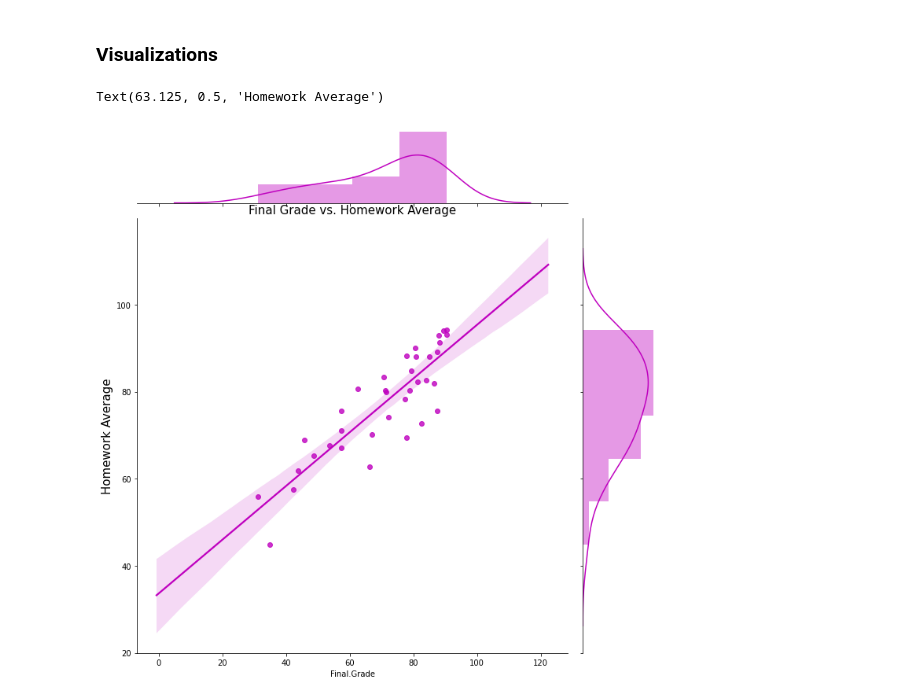
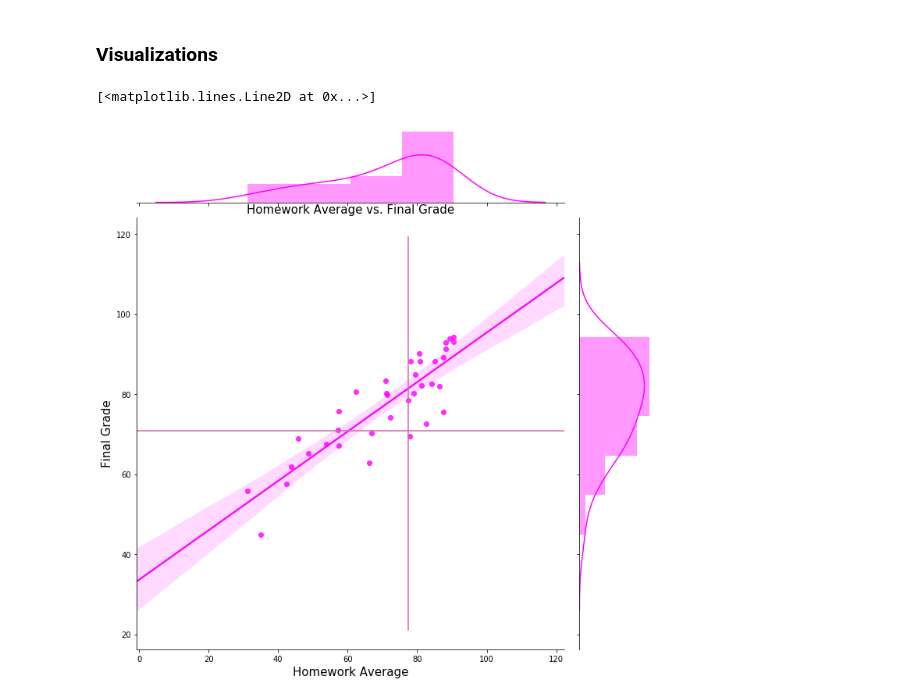
Before and after one commit to coSaari/ExplorationFinalProject, a Jupyter notebook: FinalProject-VisUpdate.ipynb, the cells around one changed output. Saved outputs shown, nothing was run; the diff lists cells and outputs as text; code cells hidden in the pictures.

```diff
--- a/FinalProject-VisUpdate.ipynb
+++ b/FinalProject-VisUpdate.ipynb
@@ -45,6 +44,11 @@ order = ["Q.Pretest", "PreCred", "Q.Posttest", "PostCred", "PreTA.B", "PostTA.B"
          "TATAAT.Avg", "Course.Total", "Final.Grade"]
 
 df = df.reindex(columns=order)
+# %%
+# change Q.Pretest and Q.Posttest to integers instead of objects
+df.replace({'-': np.nan}, inplace=True) # NaN is more useful to us here than '-'
+df['Q.Pretest'] = pd.to_numeric(df['Q.Pretest'], downcast='integer')
+df['Q.Posttest'] = pd.to_numeric(df['Q.Posttest'], downcast='integer')
 # %%
 df.head()
 # %% [output]
@@ -166,21 +186,24 @@ dfNoLate["Final.Grade"].mean()
 # %%
 #This plot represents the average homework grade compared to
     #the final grades of the student who completed late work
 
-import matplotlib.pyplot as plt
-import seaborn as sb
-x = dfLate.copy()
+latePlot = sb.jointplot(x="Hwk.Avg", y="Final.Grade", data=dfLate, kind="reg", truncate=False,
+                  color="magenta", height=10)
 
-latePlot = sb.jointplot(x = "Hwk.Avg", y = "Final.Grade" ,data=dfLate,kind="reg", truncate=False,
-                  color="m", height=10)
+plt.title("Homework Average vs. Final Grade", fontsize=15)
+plt.xlabel("Homework Average", fontsize=15) # label for x-axis
+plt.ylabel("Final Grade", fontsize=15)
 
+xMean = dfLate["Hwk.Avg"].mean()
+yMean = dfLate["Final.Grade"].mean()
+x = plt.gca().axes.get_xlim()
+y = plt.gca().axes.get_ylim()
 
-plt.title("Final Grade vs. Homework Average", fontsize = 15)
-plt.xlabel("Final.Grade", fontsize = 10) # label for x-axis
-plt.ylabel("Homework Average", fontsize = 15)
+plt.plot(x, len(x) * [xMean], sns.xkcd_rgb["pale magenta"])
+plt.plot(len(y) * [yMean], y, sns.xkcd_rgb["pale magenta"])
 # %% [output]
-Text(63.125, 0.5, 'Homework Average')
+[<matplotlib.lines.Line2D at 0x...>]
-[figure, old version]
+[figure, new version]
 # %%
 #This plot represents the average homework grade compared to
     #the final grades of the student who completed no late work
```
Also changed, not shown: parts of 18 cells of this notebook.
